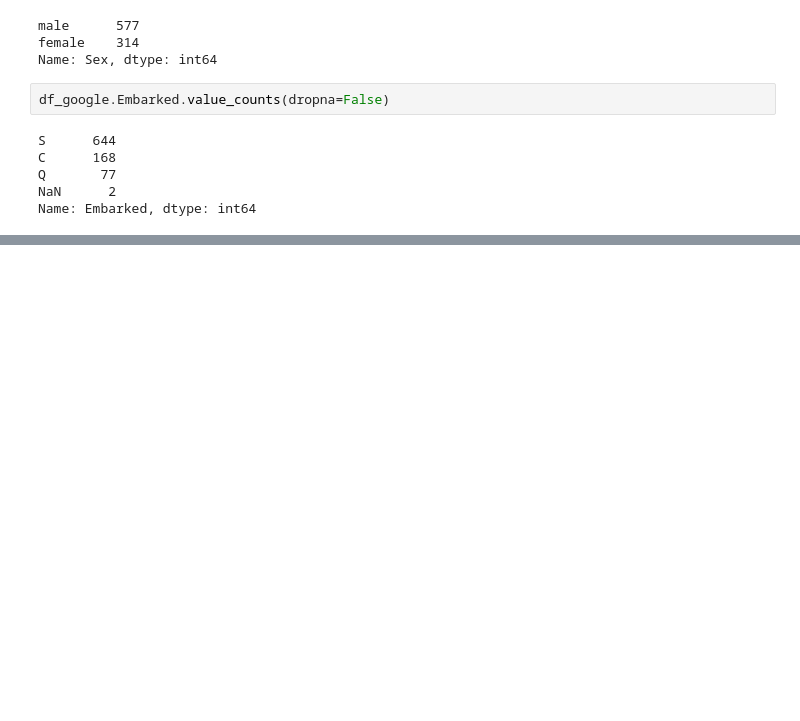
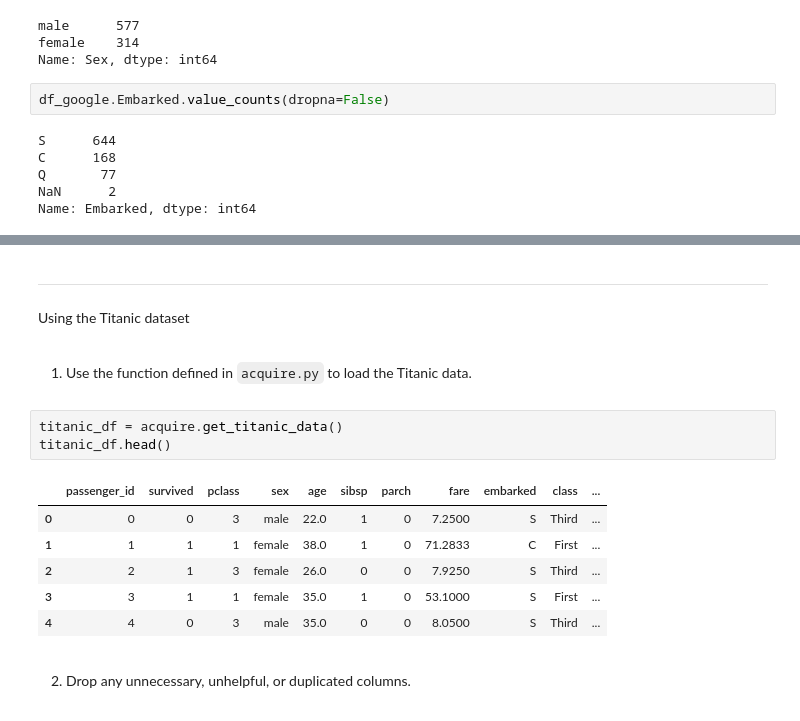
Before and after one commit to Jared-Godar/classification-exercises, a Jupyter notebook: classification_exercises.ipynb, the cells around one changed output, grey strips where cells are left out. Saved outputs shown, nothing was run; the diff lists cells and outputs as text; blank space fills up the shorter version.

```diff
--- a/classification_exercises.ipynb
+++ b/classification_exercises.ipynb
@@ -421,0 +601,18 @@ Name: Embarked, dtype: int64
+# %% [markdown]
+---
+# %% [markdown]
+<p>Using the Titanic dataset</p>
+# %% [markdown]
+1. <p>Use the function defined in <code>acquire.py</code> to load the Titanic data.  </p>
+# %%
+titanic_df = acquire.get_titanic_data()
+titanic_df.head()
+# %% [output]
+|  | passenger_id | survived | pclass | sex | age | sibsp | parch | fare | embarked | class | ... |
+| 0 | 0 | 0 | 3 | male | 22.0 | 1 | 0 | 7.2500 | S | Third | ... |
+| 1 | 1 | 1 | 1 | female | 38.0 | 1 | 0 | 71.2833 | C | First | ... |
+| 2 | 2 | 1 | 3 | female | 26.0 | 0 | 0 | 7.9250 | S | Third | ... |
+| 3 | 3 | 1 | 1 | female | 35.0 | 1 | 0 | 53.1000 | S | First | ... |
+| 4 | 4 | 0 | 3 | male | 35.0 | 0 | 0 | 8.0500 | S | Third | ... |
+# %% [markdown]
+2. <p>Drop any unnecessary, unhelpful, or duplicated columns.</p>
```
Also changed, not shown: parts of 51 cells of this notebook, 1 other file.
